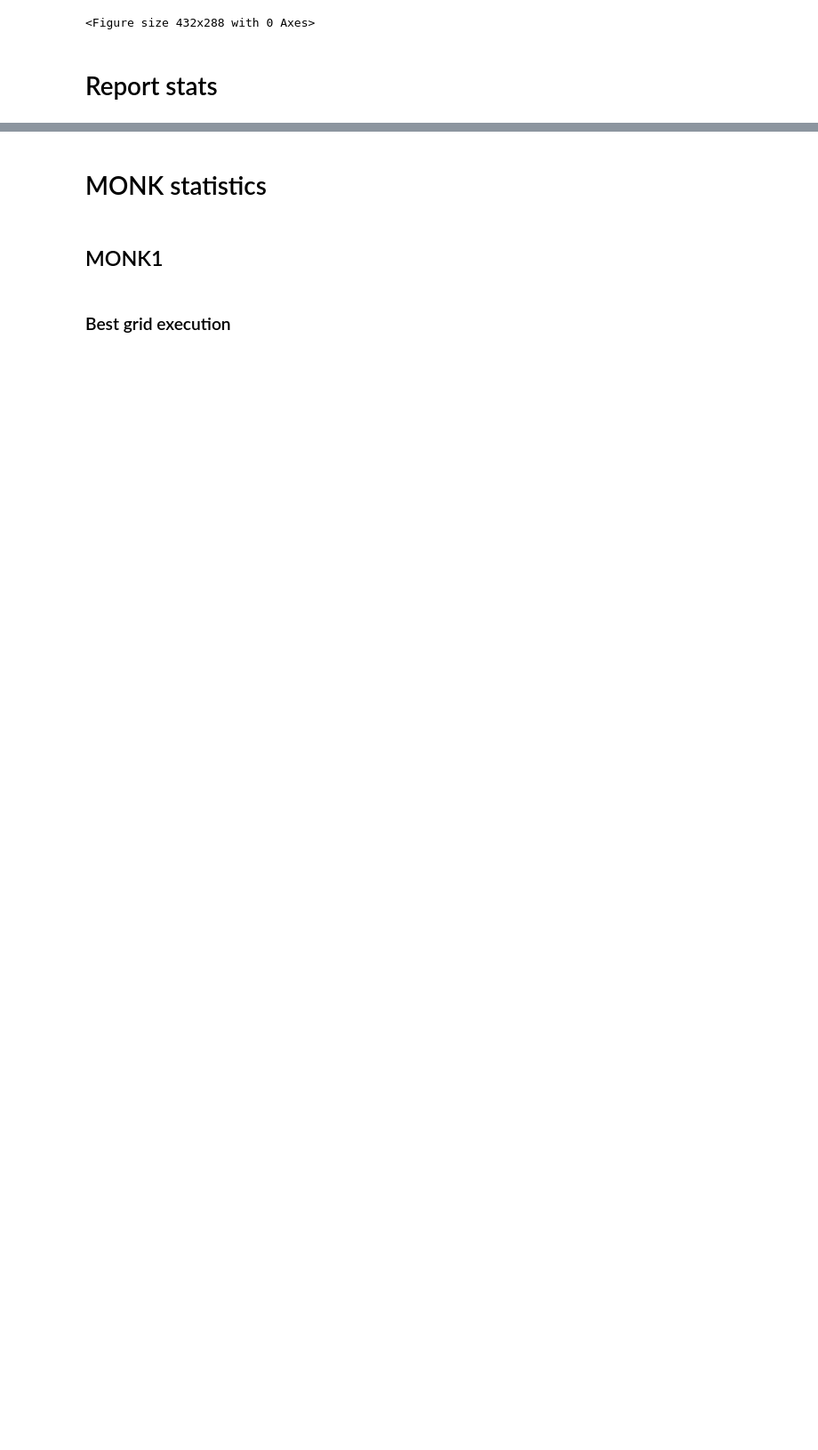
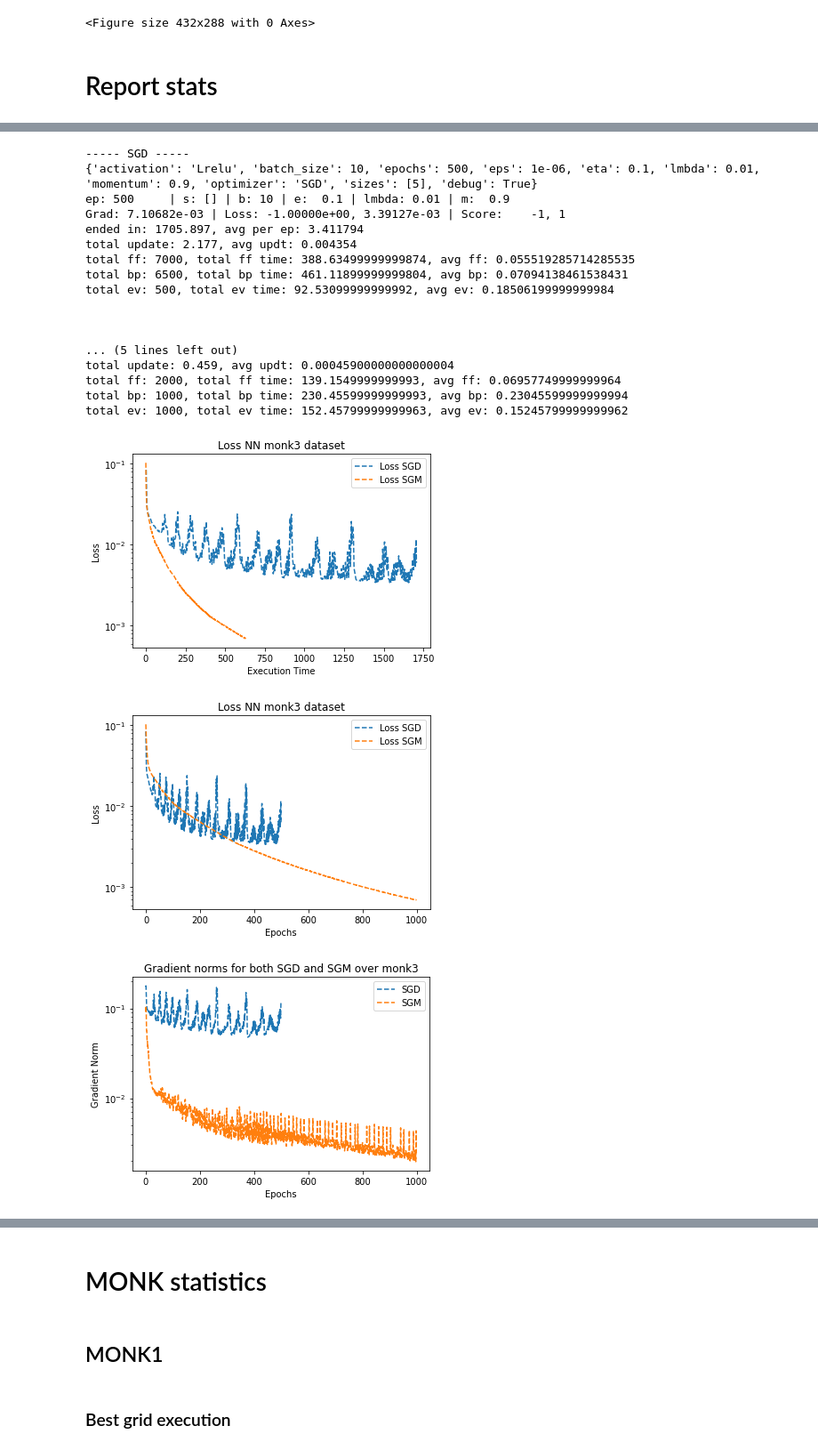
Before and after one commit to Ulferin/CM, a Jupyter notebook: src/NN/plots.ipynb, the cells around one changed output, grey strips where cells are left out. Shown at 89% size. Saved outputs shown, nothing was run; the diff lists cells and outputs as text; code cells hidden in the pictures; blank space fills up the shorter version.

```diff
--- a/src/NN/plots.ipynb
+++ b/src/NN/plots.ipynb
@@ -276,0 +341,28 @@ total ev: 1000, total ev time: 117.30499999999998, avg ev: 0.11730499999999998
+# %%
+debug = False
+score = False
+dataset = 'monk3'
+net_SGD, net_SGM = report_stats(dataset, score=score, debug=debug)
+# %%
+report_plots(dataset, net_SGD=net_SGD, net_SGM=net_SGM, score=score)
+# %% [output]
+----- SGD -----
+{'activation': 'Lrelu', 'batch_size': 10, 'epochs': 500, 'eps': 1e-06, 'eta': 0.1, 'lmbda': 0.01, 'momentum': 0.9, 'optimizer': 'SGD', 'sizes': [5], 'debug': True}
+ep: 500     | s: [] | b: 10 | e:  0.1 | lmbda: 0.01 | m:  0.9
+Grad: 7.10682e-03 | Loss: -1.00000e+00, 3.39127e-03 | Score:    -1, 1
+ended in: 1705.897, avg per ep: 3.411794
+total update: 2.177, avg updt: 0.004354
+total ff: 7000, total ff time: 388.63499999999874, avg ff: 0.055519285714285535
+total bp: 6500, total bp time: 461.11899999999804, avg bp: 0.07094138461538431
+total ev: 500, total ev time: 92.53099999999992, avg ev: 0.18506199999999984
+
+
+
+... (5 lines left out)
+total update: 0.459, avg updt: 0.00045900000000000004
+total ff: 2000, total ff time: 139.1549999999993, avg ff: 0.06957749999999964
+total bp: 1000, total bp time: 230.45599999999993, avg bp: 0.23045599999999994
+total ev: 1000, total ev time: 152.45799999999963, avg ev: 0.15245799999999962
+[figure, added]
+[figure, added]
+[figure, added]
```
Also changed, not shown: parts of 21 cells of this notebook, 4 other files.
